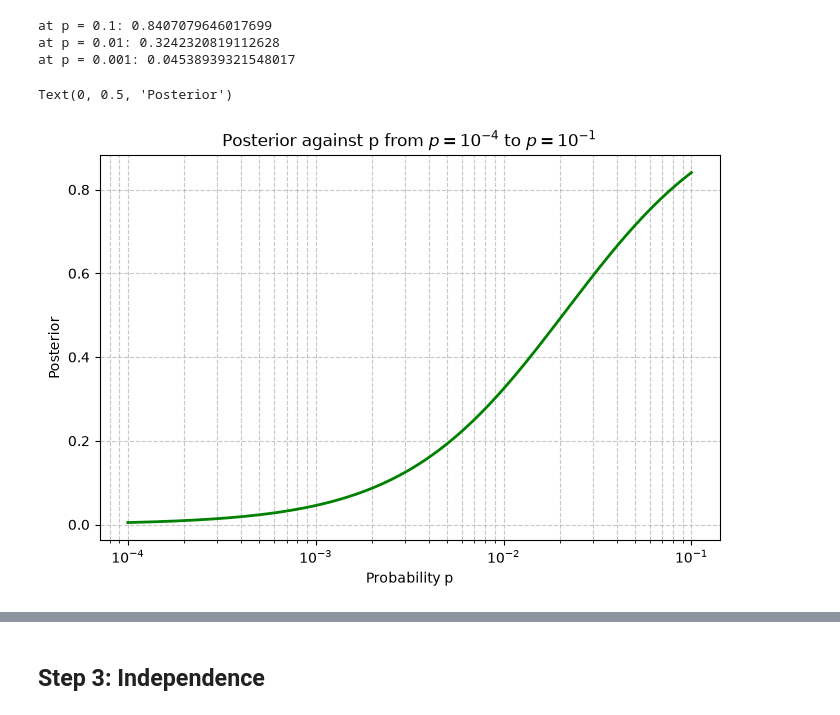
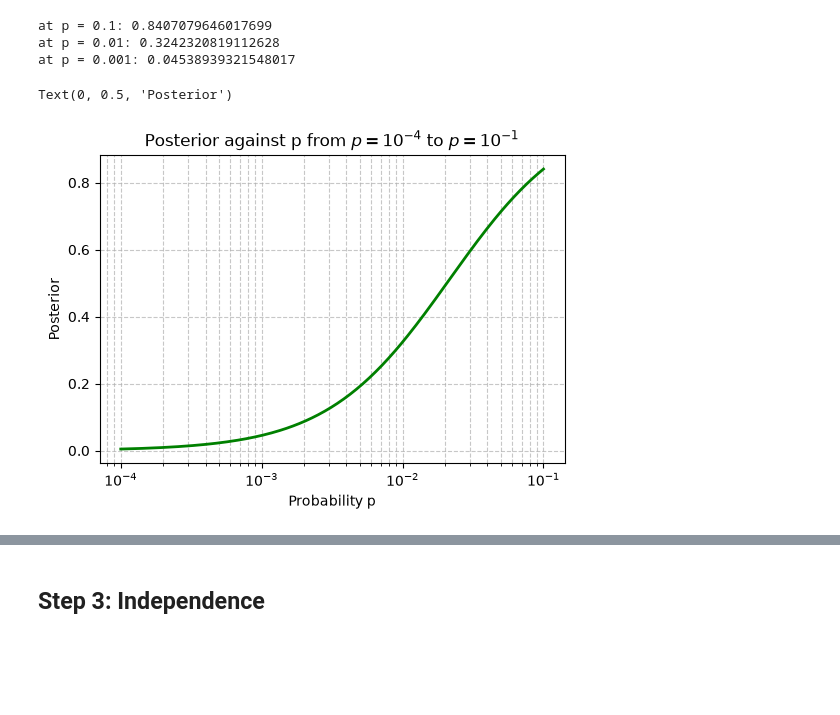
Before and after one commit to mariec-j/ECE3715-Stats-Repo, a Jupyter notebook: Mini-Project-1/mp1.ipynb, the cells around one changed output, grey strips where cells are left out. Cells and saved outputs as stored; diff of their text form; code cells hidden in the pictures; blank space fills up the shorter version.

```diff
--- a/Mini-Project-1/mp1.ipynb
+++ b/Mini-Project-1/mp1.ipynb
@@ -75,16 +75,16 @@ at p = 0.001: 0.04538939321548017
 # %%
 # Question 3: Plot the posterior against p for p from 10^-4 to 10^-1, log spaced, 200 points.
 
 x = np.logspace(-4,-1,200,True,10)
 y = posterior(prob_F_err, prob_F_errc, x)
 
-plt.figure(figsize=(8,5))
+plt.figure(figsize=(6,4))
 plt.plot(x,y,label=(r'Posterior against p'), color='green',linewidth=2)
 plt.xscale('log')
 plt.grid(True, which="both", linestyle="--", alpha=0.7)
 plt.title(r'Posterior against p from $p=10^{-4}$ to $p=10^{-1}$')
 plt.xlabel('Probability p')
 plt.ylabel('Posterior')
 # %% [output]
 Text(0, 0.5, 'Posterior')
-[figure, old version]
+[figure, new version]
```
Also changed, not shown: parts of 5 cells of this notebook, 1 other file.
